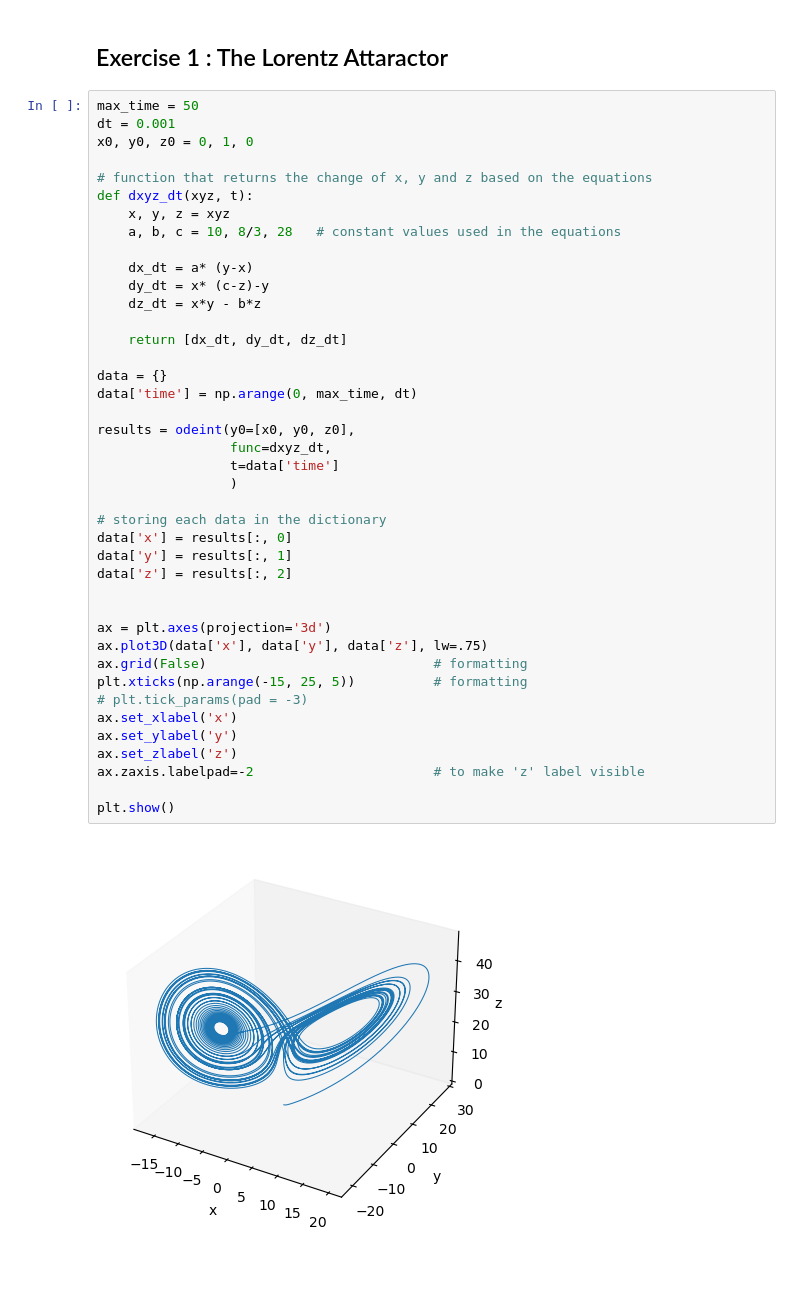
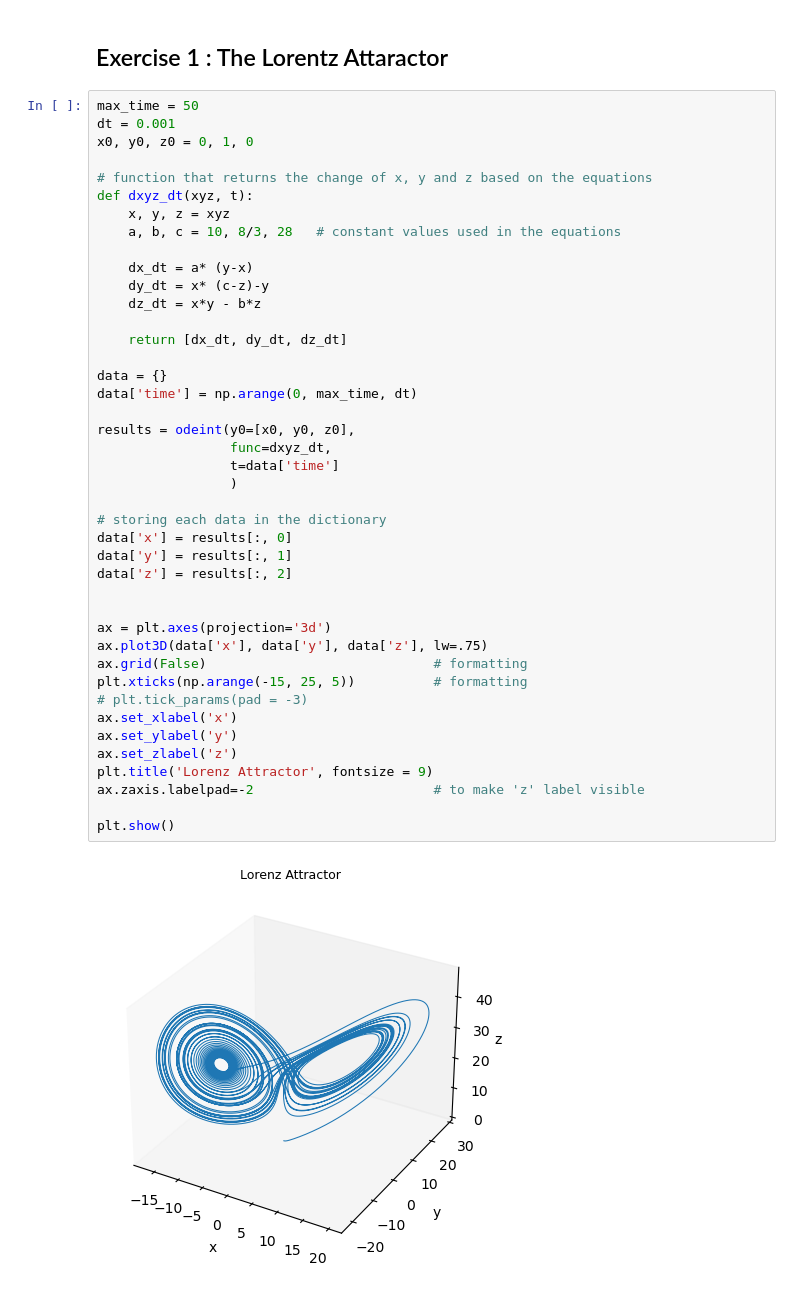
Before and after one commit to SPS-SP2273/learning-portfolio-jingten-c, a Jupyter notebook: numerical solutions/numerical_solutions_(good).ipynb, the cells around one changed output. Drawn from its saved outputs; the diff is of its cells as text.

```diff
--- a/numerical solutions/numerical_solutions_(good).ipynb
+++ b/numerical solutions/numerical_solutions_(good).ipynb
@@ -337,31 +337,32 @@ def dxyz_dt(xyz, t):
     dz_dt = x*y - b*z
 
     return [dx_dt, dy_dt, dz_dt]
 
 data = {}
 data['time'] = np.arange(0, max_time, dt)
 
 results = odeint(y0=[x0, y0, z0],
                  func=dxyz_dt,
                  t=data['time']
                  )
 
 # storing each data in the dictionary
 data['x'] = results[:, 0]
 data['y'] = results[:, 1]
 data['z'] = results[:, 2]
 
 
 ax = plt.axes(projection='3d')
 ax.plot3D(data['x'], data['y'], data['z'], lw=.75)
 ax.grid(False)                             # formatting
 plt.xticks(np.arange(-15, 25, 5))          # formatting
 # plt.tick_params(pad = -3)
 ax.set_xlabel('x')
 ax.set_ylabel('y')
 ax.set_zlabel('z')
+plt.title('Lorenz Attractor', fontsize = 9)
 ax.zaxis.labelpad=-2                       # to make 'z' label visible
 
 plt.show()
 # %% [output]
-[figure, old version]
+[figure, new version]
```
